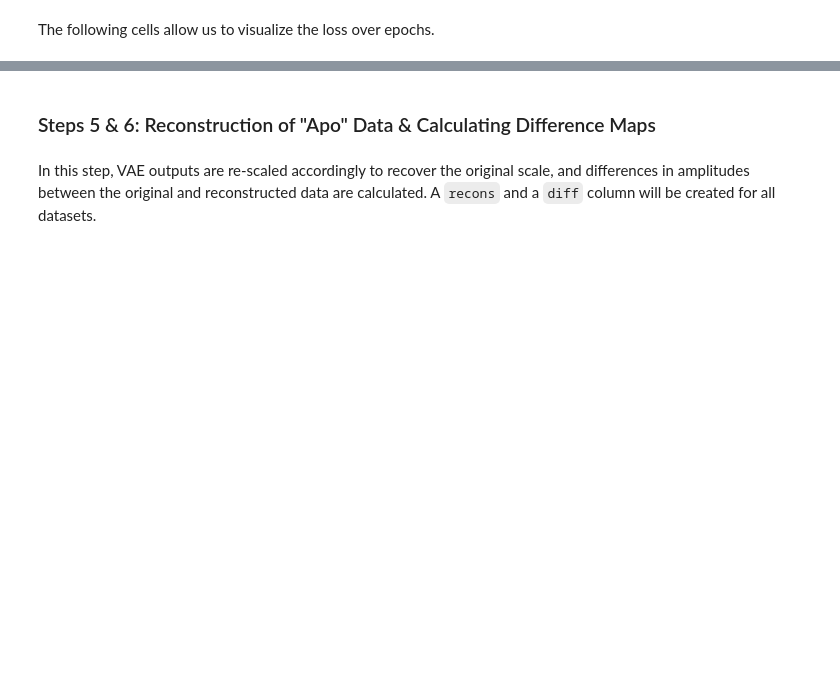
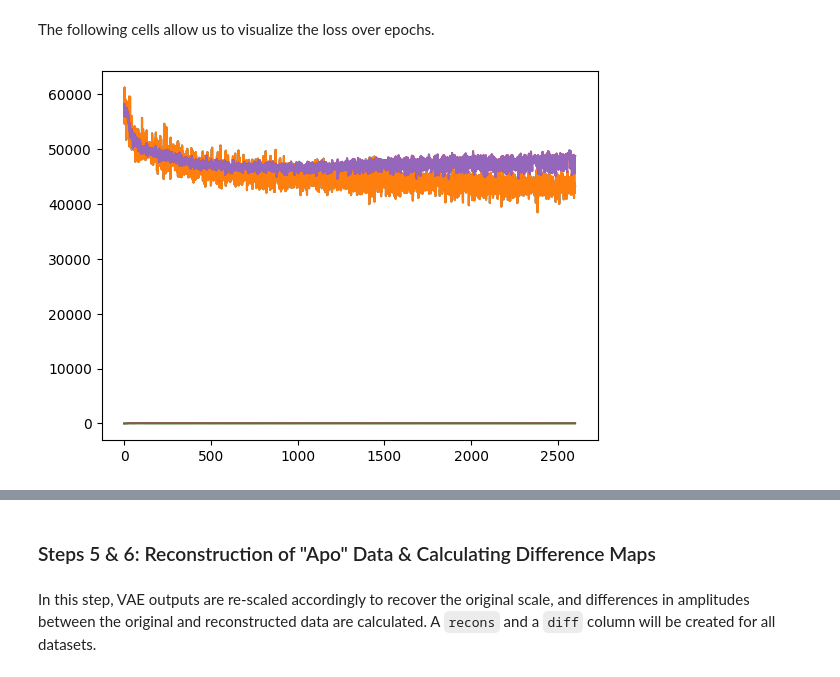
Before and after one commit to Hekstra-Lab/valdo, a Jupyter notebook: notebooks/pipeline.ipynb, the cells around one changed output, grey strips where cells are left out. Saved outputs shown, nothing was run; the diff lists cells and outputs as text; code cells hidden in the pictures; blank space fills up the shorter version.

```diff
--- a/notebooks/pipeline.ipynb
+++ b/notebooks/pipeline.ipynb
@@ -19,0 +54,14 @@ import valdo
+# %%
+include_errors = False        # whether to use SIGFs in the VAE loss function
+ref_mtz        = '0001.mtz'   # use a high-quality dataset as reference
+min_cc_ref     = 0.6          # min correlation with the reference dataset. otherwise discarded.
+mtzs_to_ignore = ['0003.mtz'] # MTZs to disregard; in this case, I don't have read permission for '0003.mtz'
+random_seed    = 164631       # random seed for PyTorch and subsampling data (if any)
+fraction       = 1.0          # fraction of datasets to work with (default: 1.0)
+train_fraction = 0.8          # fraction of working datasets used for training
+blob_sig_cutoff= 3.5          # cutoff for blob search
+
+# VAE (most settings hardcoded below)
+latent_dim     = 7            # VAE latent space dimension (default: 7)
+epochs         = 200          # Number of VAE training epochs (default: 300)
+run_prefix     = "run_4_debug_2_rs_" + str(random_seed) + "_"
@@ -46,0 +80,19 @@ phase_FOFC_col = 'refine_PHFOFCWT'
+# %%
+# general pattern for standardizing mtz filenames
+mtz_file_pattern = r".*(\d{4}).*.mtz"
+
+basepath = my_dir + 'pipeline/'
+data_path      = basepath + 'data/'
+input_mtz_path = basepath + 'data/input_mtzs/'
+reindexed_path = basepath + 'data/reindexed/'
+scaled_path    = basepath + 'data/scaled/'
+
+# These currently do not carry prefixes bc they will mostly be constant:
+intersection_path = scaled_path + 'intersection.pkl'
+union_path        = scaled_path + 'union.pkl'
+sigF_path         = scaled_path + 'sigF.pkl'
+
+vae_path = basepath + 'vae/'
+vae_reconstructed_path             = vae_path + 'reconstructed/'
+vae_reconstructed_with_phases_path = vae_path + 'reconstructed_w_phases/'
+blob_path                          = vae_path + 'blobs/'
@@ -304,6 +631,11 @@ The following cells allow us to visualize the loss over epochs.
 # %%
 # Plot the loss over time
 
-vae = valdo.VAE.load(vae_folder + 'trained_vae.pkl')
+vae = valdo.VAE.load(vae_path + run_prefix + 'trained_vae.pkl')
 loss_array = np.array(vae.loss_train)
+# %%
+plt.plot(loss_array)
+plt.show()
+# %% [output]
+[figure, added]
 # %%
```
Also changed, not shown: parts of 105 cells of this notebook, 12 other files.
